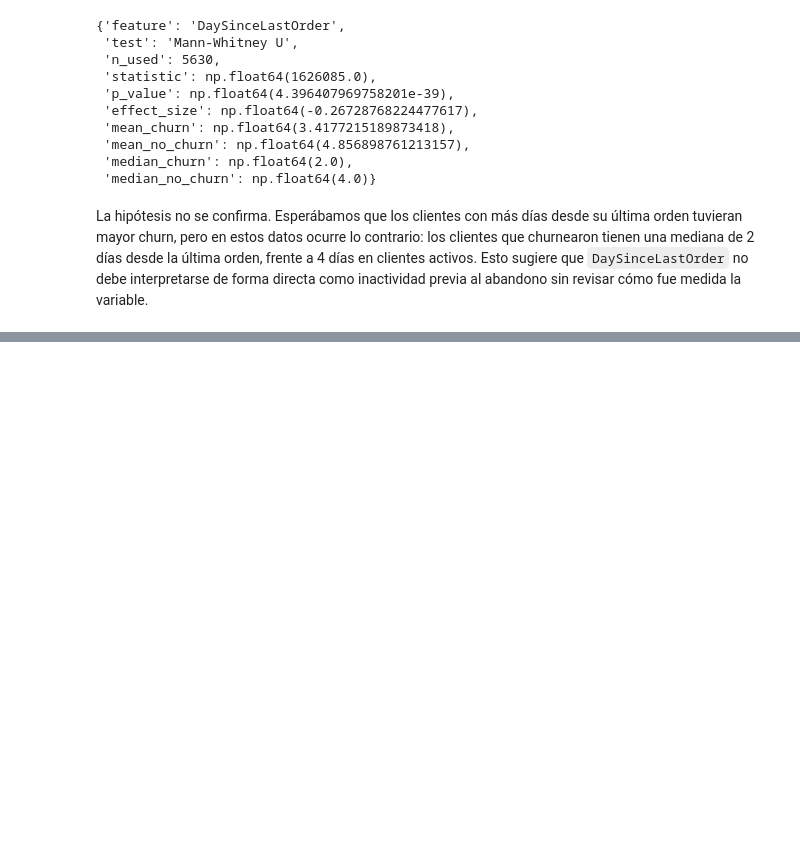
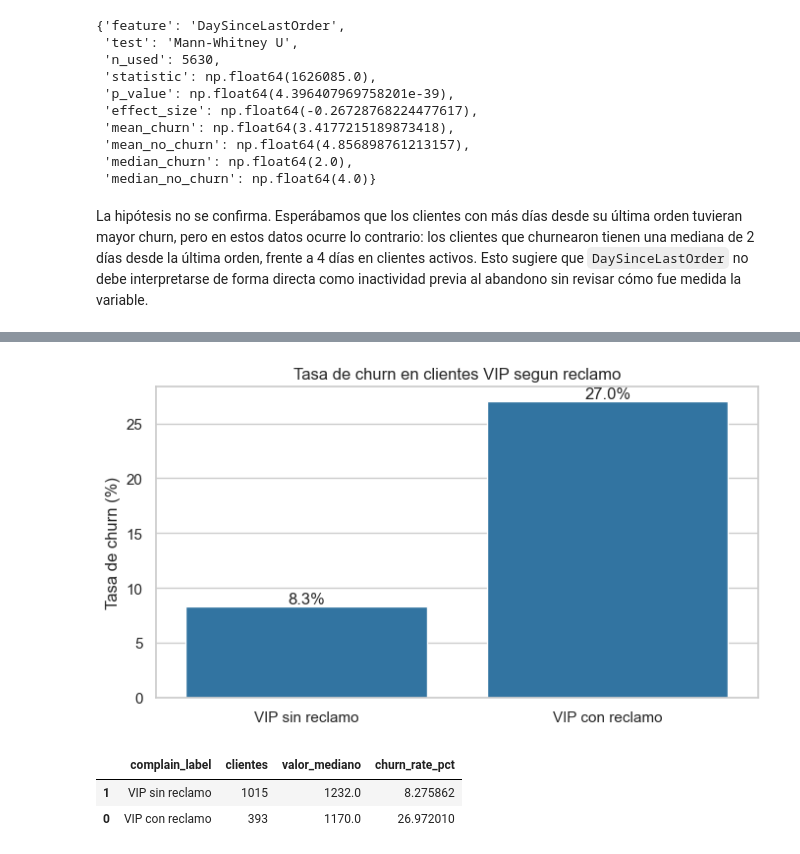
Before and after one commit to LBinello2004/TP3_Prediccion_Churn_IAAN_Grupo_04, a Jupyter notebook: notebooks/2. EDA guiado por hipotesis.ipynb, the cells around one changed output, grey strips where cells are left out. Drawn from its saved outputs; the diff is of its cells as text; code cells hidden in the pictures; blank space fills up the shorter version.

```diff
--- a/notebooks/2. EDA guiado por hipotesis.ipynb
+++ b/notebooks/2. EDA guiado por hipotesis.ipynb
@@ -520,0 +614,50 @@ La hipótesis no se confirma. Esperábamos que los clientes con más días desde
+# %%
+df_h8 = df[["OrderCount", "CashbackAmount", "Complain", "Churn"]].dropna().copy()
+df_h8["ValorCliente"] = df_h8["OrderCount"] * df_h8["CashbackAmount"]
+valor_vip_threshold = df_h8["ValorCliente"].quantile(0.75)
+
+df_h8_vip = df_h8[df_h8["ValorCliente"] >= valor_vip_threshold].copy()
+df_h8_vip["complain_label"] = df_h8_vip["Complain"].map({
+    0: "VIP sin reclamo",
+    1: "VIP con reclamo"
+})
+
+h8_churn = (
+    df_h8_vip
+    .groupby("complain_label")
+    .agg(clientes=("Churn", "size"), churn_rate=("Churn", "mean"), valor_mediano=("ValorCliente", "median"))
+    .reset_index()
+)
+
+h8_order = ["VIP sin reclamo", "VIP con reclamo"]
+h8_churn["complain_label"] = pd.Categorical(h8_churn["complain_label"], categories=h8_order, ordered=True)
+h8_churn = h8_churn.sort_values("complain_label")
+h8_churn["churn_rate_pct"] = h8_churn["churn_rate"] * 100
+
+fig, ax = plt.subplots(figsize=(7, 4))
+
+sns.barplot(
+    data=h8_churn,
+    x="complain_label",
+    y="churn_rate_pct",
+    color="#1f77b4",
+    ax=ax
+)
+
+ax.set_title("Tasa de churn en clientes VIP segun reclamo")
+ax.set_xlabel("")
+ax.set_ylabel("Tasa de churn (%)")
+
+for container in ax.containers:
+    ax.bar_label(container, fmt="%.1f%%")
+
+fig.tight_layout()
+fig.savefig(OUTPUT_DIR / "H8_vip_complain_churn_rate.png", dpi=150, bbox_inches="tight")
+plt.show()
+
+h8_churn[["complain_label", "clientes", "valor_mediano", "churn_rate_pct"]]
+# %% [output]
+[figure, added]
+|  | complain_label | clientes | valor_mediano | churn_rate_pct |
+| 1 | VIP sin reclamo | 1015 | 1232.0 | 8.275862 |
+| 0 | VIP con reclamo | 393 | 1170.0 | 26.972010 |
```
Also changed, not shown: parts of 7 cells of this notebook, 6 other files.
